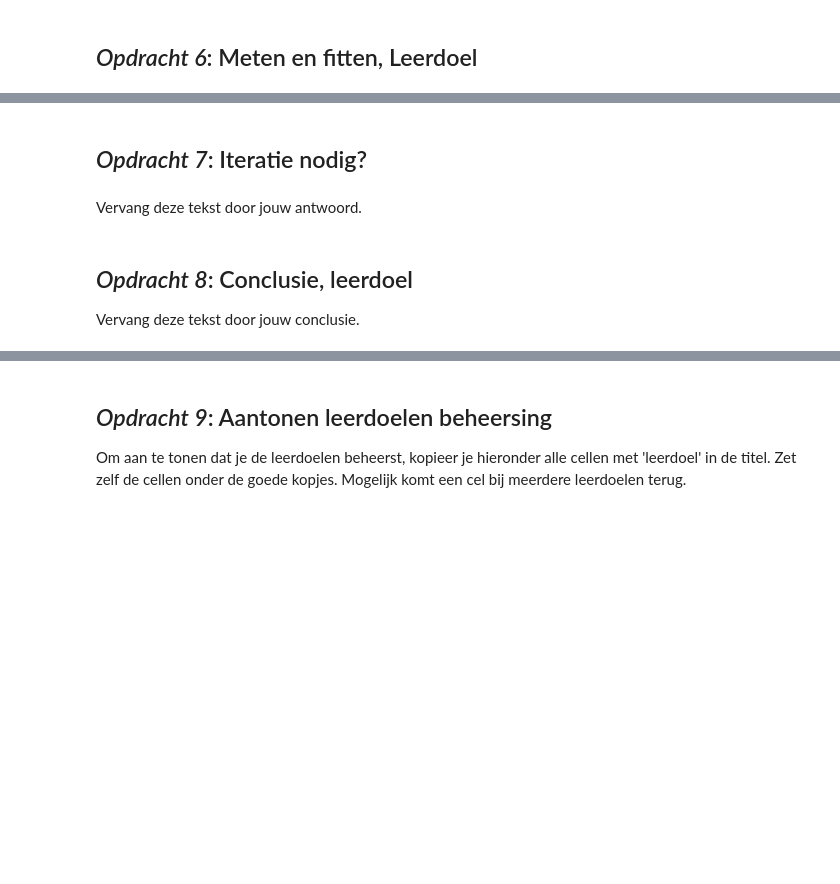
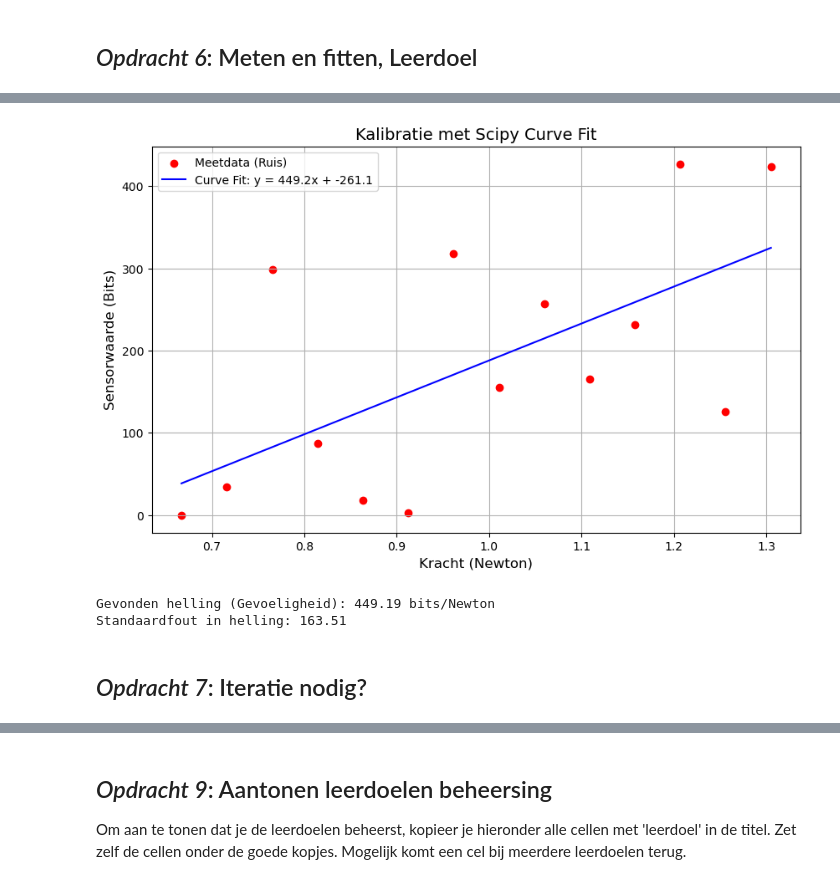
Before and after one commit to zahra1ram-dev/opdrachten-DEF-D, a Jupyter notebook: FysiekeOntwerpopdrachten/1KalibreerEenSensorDigitaalAnaloog/DEFOntwerpopdracht1KalibreerEenSensorInvulTemplate.ipynb, the cells around one changed output, grey strips where cells are left out. Cells and saved outputs as stored; diff of their text form; code cells hidden in the pictures; blank space fills up the shorter version.

```diff
--- a/FysiekeOntwerpopdrachten/1KalibreerEenSensorDigitaalAnaloog/DEFOntwerpopdracht1KalibreerEenSensorInvulTemplate.ipynb
+++ b/FysiekeOntwerpopdrachten/1KalibreerEenSensorDigitaalAnaloog/DEFOntwerpopdracht1KalibreerEenSensorInvulTemplate.ipynb
@@ -78,8 +131,52 @@ Licht kort toe wat er in de foto te zien is.
+# %%
+import numpy as np
+import matplotlib.pyplot as plt
+from scipy.optimize import curve_fit
+
+# 1. data (Massa in gram en Sensorwaarden in bits)
+gram_data = np.array([68, 73, 78, 83, 88, 93, 98, 103, 108, 113, 118, 123, 128, 133])
+bits_data = np.array([0, 34, 299, 87, 18, 3, 318, 155, 257, 165, 232, 427, 126, 424])
+
+# 2. Omrekenen naar Newton (F = m * g / 1000)
+newton_data = (gram_data / 1000) * 9.81
+
+# 3. Modelfunctie (Lineair: y = a*x + b) het liefst
+def lineair_model(x, a, b):
+    return a * x + b
+
+# Curve fiy
+# popt bevat de optimale parameters [a, b]
+# pcov bevat de covariantie matrix (foutmarge)
+popt, pcov = curve_fit(lineair_model, newton_data, bits_data)
+
+# De gevonden waarden voor a (helling) en b (asafsnede)
+a_fit, b_fit = popt
+error_a = np.sqrt(pcov[0,0]) # Onzekerheid in de helling
+
+# 5. Visualisatie
+plt.figure(figsize=(10, 6))
+
+plt.scatter(newton_data, bits_data, color='red', label='Meetdata (Ruis)')
+
+
+x_range = np.linspace(min(newton_data), max(newton_data), 100)
+y_fit = lineair_model(x_range, *popt)
+plt.plot(x_range, y_fit, color='blue', label=f'Curve Fit: y = {a_fit:.1f}x + {b_fit:.1f}')
+
+# Opmaak
+plt.title('Kalibratie met Scipy Curve Fit', fontsize=14)
+plt.xlabel('Kracht (Newton)', fontsize=12)
+plt.ylabel('Sensorwaarde (Bits)', fontsize=12)
+plt.legend()
+plt.grid(True)
+
+plt.show()
+
+print(f"Gevonden helling (Gevoeligheid): {a_fit:.2f} bits/Newton")
+print(f"Standaardfout in helling: {error_a:.2f}")
+# %% [output]
+[figure, added]
+Gevonden helling (Gevoeligheid): 449.19 bits/Newton
+Standaardfout in helling: 163.51
 # %% [markdown]
 ## *Opdracht 7*: Iteratie nodig?
-# %% [markdown]
-Vervang deze tekst door jouw antwoord.
-# %% [markdown]
-## *Opdracht 8*: Conclusie, leerdoel
-
-Vervang deze tekst door jouw conclusie.
```
Also changed, not shown: parts of 25 cells of this notebook, 8 other files.
